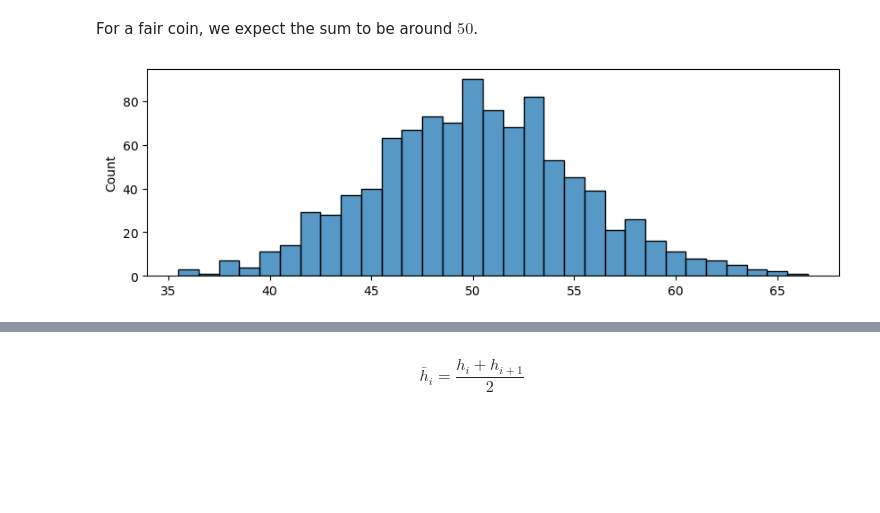
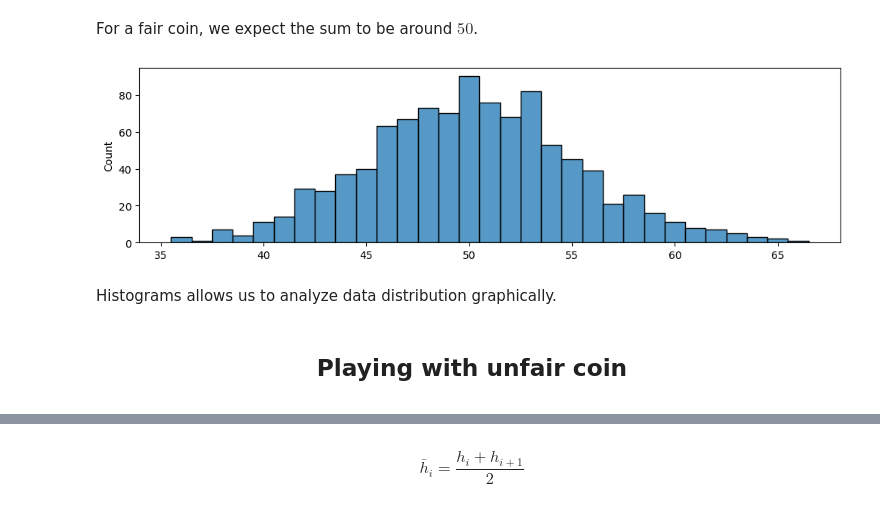
Before and after one commit to uibk-uncover/mip-stego-demo, a Jupyter notebook: notebooks/3_chi2_full.ipynb, the cells around one changed output, grey strips where cells are left out. Cells and saved outputs as stored; diff of their text form; code cells hidden in the pictures; blank space fills up the shorter version.

```diff
--- a/notebooks/3_chi2_full.ipynb
+++ b/notebooks/3_chi2_full.ipynb
@@ -33,7 +33,14 @@ import seaborn as sns
 import warnings
 warnings.simplefilter(action='ignore', category=FutureWarning)
 np.set_printoptions(threshold=99)
-plt.rcParams["figure.figsize"] = (12, 4)
+plt.rcParams["figure.figsize"] = (12, 3)
+np.random.seed(12345)  # for reproducibility
+#
+from matplotlib.pyplot import imshow, legend, ylim
+from numpy import sum, histogram
+from numpy.random import choice
+from scipy.stats import chi2
+from seaborn import histplot
 #
 im = Image.open('../img/girls.jpeg')  # load image
 x = np.array(im.convert('L'))  # PIL to numpy
@@ -147,13 +83,17 @@ The histogram has a rectangular shape. This is called "uniform distribution".
+# %%
+toss = choice([0, 1], size=[1000, 100])  # toss
+toss_sums = sum(toss, axis=1)  # count heads
 # %%
-np.random.seed(12345)  # for reproducibility
-tosses = np.random.randint(2, size=[1000, 100])  # toss
-toss_sums = np.sum(tosses, axis=1)  # count heads
-toss_sums  # print result
+toss_sums
 # %% [output]
 array([56, 50, 46, ..., 51, 44, 51])
 # %% [markdown]
 For a fair coin, we expect the sum to be around $50$.
 # %%
-sns.histplot(toss_sums, discrete=True);  # plot result as histogram
+histplot(toss_sums, discrete=True);  # plot histogram
 # %% [output]
-[figure, old version]
+[figure, new version]
+# %% [markdown]
+Histograms allows us to analyze data distribution graphically.
+# %% [markdown]
+<center><h2>Playing with unfair coin</h2></center>
```
Also changed, not shown: parts of 82 cells of this notebook, 8 other files.
